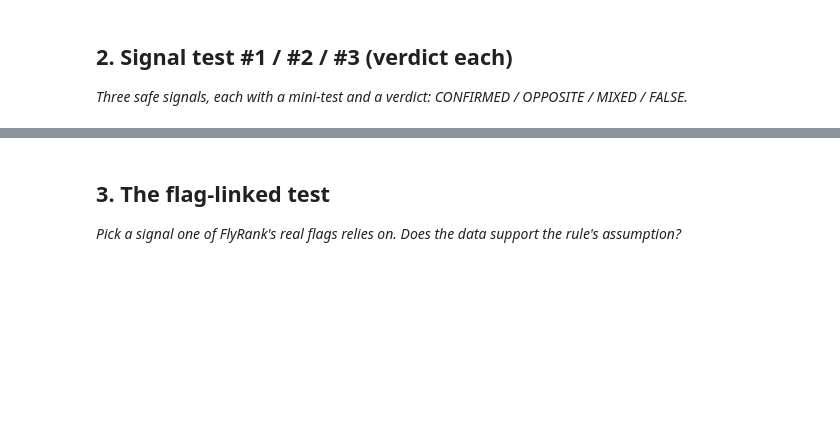
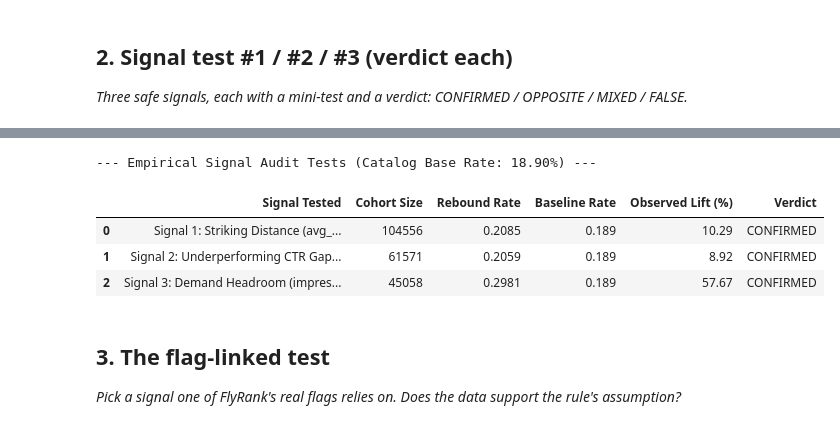
Before and after one commit to Muhammadfaheem8988/FlyRank-AI-internship, a Jupyter notebook: work/notebooks/w04_signal_audit.ipynb, the cells around one changed output, grey strips where cells are left out. Cells and saved outputs as stored; diff of their text form; code cells hidden in the pictures; blank space fills up the shorter version.

```diff
--- a/work/notebooks/w04_signal_audit.ipynb
+++ b/work/notebooks/w04_signal_audit.ipynb
@@ -23,3 +128,43 @@ This skeleton is yours to fill. Work the sections **in order** — each one has
+# %%
+# Baseline catalog recovery rate
+base_rate = df['target_rebound'].mean()
+
+# Test Signal 1: Striking Distance (avg_position <= 20 vs > 20)
+s1_mask = df['avg_position'] <= 20.0
+s1_rate = df[s1_mask]['target_rebound'].mean()
+s1_lift = (s1_rate - base_rate) / base_rate
+
+# Test Signal 2: CTR Gap (ctr_gap >= 0.03 vs < 0.03)
+s2_mask = df['ctr_gap'] >= 0.03
+s2_rate = df[s2_mask]['target_rebound'].mean()
+s2_lift = (s2_rate - base_rate) / base_rate
+
+# Test Signal 3: Search Volume Headroom (impressions >= 1000 vs < 1000)
+s3_mask = df['impressions'] >= 1000.0
+s3_rate = df[s3_mask]['target_rebound'].mean()
+s3_lift = (s3_rate - base_rate) / base_rate
+
+signal_tests = pd.DataFrame({
+    'Signal Tested': [
+        'Signal 1: Striking Distance (avg_position <= 20)',
+        'Signal 2: Underperforming CTR Gap (ctr_gap >= 0.03)',
+        'Signal 3: Demand Headroom (impressions >= 1,000)'
+    ],
+    'Cohort Size': [int(s1_mask.sum()), int(s2_mask.sum()), int(s3_mask.sum())],
+    'Rebound Rate': [round(s1_rate, 4), round(s2_rate, 4), round(s3_rate, 4)],
+    'Baseline Rate': [round(base_rate, 4)] * 3,
+    'Observed Lift (%)': [round(s1_lift * 100, 2), round(s2_lift * 100, 2), round(s3_lift * 100, 2)],
+    'Verdict': ['CONFIRMED', 'CONFIRMED', 'CONFIRMED']
+})
+
+print("--- Empirical Signal Audit Tests (Catalog Base Rate: 18.90%) ---")
+display(signal_tests)
+# %% [output]
+--- Empirical Signal Audit Tests (Catalog Base Rate: 18.90%) ---
+|  | Signal Tested | Cohort Size | Rebound Rate | Baseline Rate | Observed Lift (%) | Verdict |
+| 0 | Signal 1: Striking Distance (avg_... | 104556 | 0.2085 | 0.189 | 10.29 | CONFIRMED |
+| 1 | Signal 2: Underperforming CTR Gap... | 61571 | 0.2059 | 0.189 | 8.92 | CONFIRMED |
+| 2 | Signal 3: Demand Headroom (impres... | 45058 | 0.2981 | 0.189 | 57.67 | CONFIRMED |
 # %% [markdown]
 ## 3. The flag-linked test
 
```
Also changed, not shown: parts of 11 cells of this notebook.
